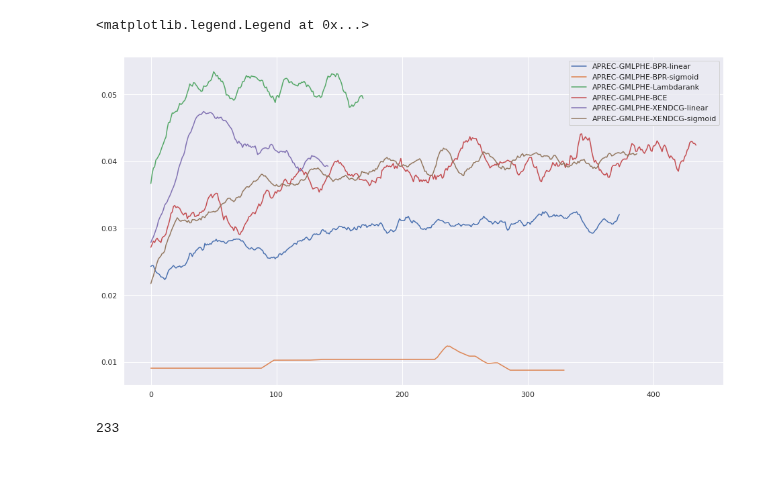
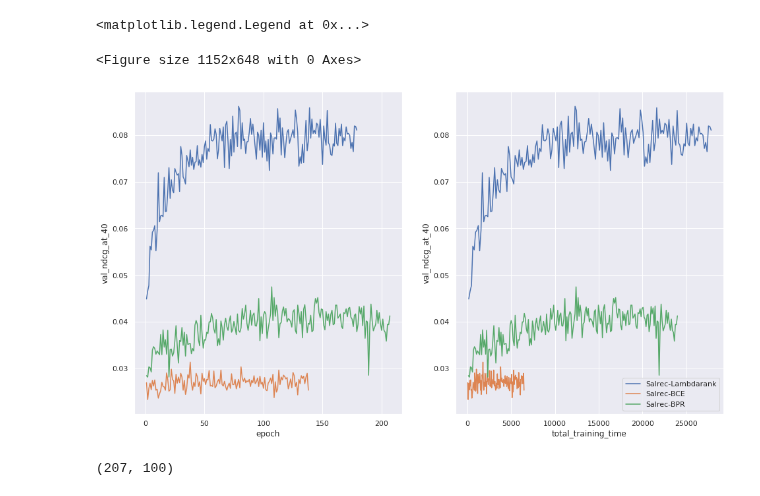
Before and after one commit to asash/gptrec_rl, a Jupyter notebook: evaluation/Results_analysis.ipynb, the cells around one changed output. Drawn from its saved outputs; the diff is of its cells as text; code cells hidden in the pictures; blank space fills up the shorter version.

```diff
--- a/evaluation/Results_analysis.ipynb
+++ b/evaluation/Results_analysis.ipynb
@@ -28,6 +29,13 @@ def get_metrics(line):
     return result
 
 
+def get_metrics_internal(result, line):
+    metrics = line.split(",")
+    for metric in metrics:
+        name, value = metric.split(":")
+        result[name.strip()] = float(value.strip())
+    return result
+
 def parse_experiment(experiment_log):
     current_recommender = None
     result = []
@@ -39,8 +47,15 @@ def parse_experiment(experiment_log):
                 current_recommender = line.split(' ')[1]
                 metrics = []
                 experiment_finished = False
+                epoch = 0
             if 'val_ndcg_at_40' in line:
-                    metrics.append(get_metrics(line))
+                    epoch += 1
+                    epoch_metrics = get_metrics(line)
+                    epoch_metrics['epoch'] = epoch
+            if 'best_ndcg' in line:
+                epoch_metrics = get_metrics_internal(epoch_metrics, line)
+                metrics.append(epoch_metrics)
+
             try:
                 experiment_results = json.loads(line)
                 experiment_results['model_name'] =  current_recommender
@@ -71,7 +86,7 @@ def get_data_from_logs(logfile, experiment_num):
 def moving_average(x, w):
     return np.convolve(x, np.ones(w), 'valid') / w
 # %%
-experiment_logs = './results/mlp_config_with_lambdarank_2021_10_25T10_34_15/stdout'
+experiment_logs = './results/bert4rec_config_2021_11_03T08_02_28/stdout'
 data = get_data_from_logs(experiment_logs, 0)
 # %%
 df = pd.DataFrame(data).set_index('model_name').sort_values('ndcg@40')
@@ -93,34 +105,44 @@ df
 # %%
 def get_metric(metric_history, metric_name):
     result = []
     for item in metric_history:
         try:
             result.append(item[metric_name])
         except:
             print(item)
     return result
 
 plt.figure(figsize=(16, 9))
+
+axises = ['epoch', 'total_training_time']
+fig, ax = plt.subplots(1, len(axises))
+fig.set_figheight(9)
+fig.set_figwidth(16)
+
 for recommender in data:
     if len(recommender['metrics_history']) > 0:
         history = recommender['metrics_history']
-        ndcg = get_metric(history, 'ndcg_at_40')
-        val_ndcg = moving_average(get_metric(history, 'val_ndcg_at_40'), 10)
+        metric_name = 'val_ndcg_at_40'
+        moving_average_steps=1
+        metric = moving_average(get_metric(history, metric_name), moving_average_steps)
 
         #success = get_metric(history, 'Success_at_4')
         #val_success = moving_average(get_metric(history, 'val_Success_at_4'), 5)
 
         #plt.plot(val_success, label=recommender['model_name'] + "val_sps")
         #plt.plot(success, label=recommender['model_name'] + "sps")
+        for axis_num in range(len(axises)):
+            axis_name = axises[axis_num]
+            axis = get_metric(history, axis_name)[moving_average_steps - 1:]
+            ax[axis_num].plot(axis, metric,label=recommender['model_name'])
+            ax[axis_num].set_xlabel(axis_name)
+            ax[axis_num].set_ylabel(metric_name)
 
-        plt.plot(val_ndcg, label=recommender['model_name'])
+
         #plt.plot(ndcg, label=recommender['model_name'] + "ndcg")
         #plt.plot(val_success, label=recommender['model_name'] + "_val_sps")
 plt.legend()
 # %% [output]
 <matplotlib.legend.Legend at 0x...>
+<Figure size 1152x648 with 0 Axes>
-[figure, old version]
+[figure, new version]
-# %%
-np.argmax(val_ndcg)
-# %% [output]
-233
@@ -128,0 +149,4 @@ plt.scatter(df['SPS@4'], df['ndcg@40'])
+# %%
+len(metric), len(metric) - np.argmax(metric) - 1
+# %% [output]
+(207, 100)
```
Also changed, not shown: parts of 3 cells of this notebook, 1 other file.
